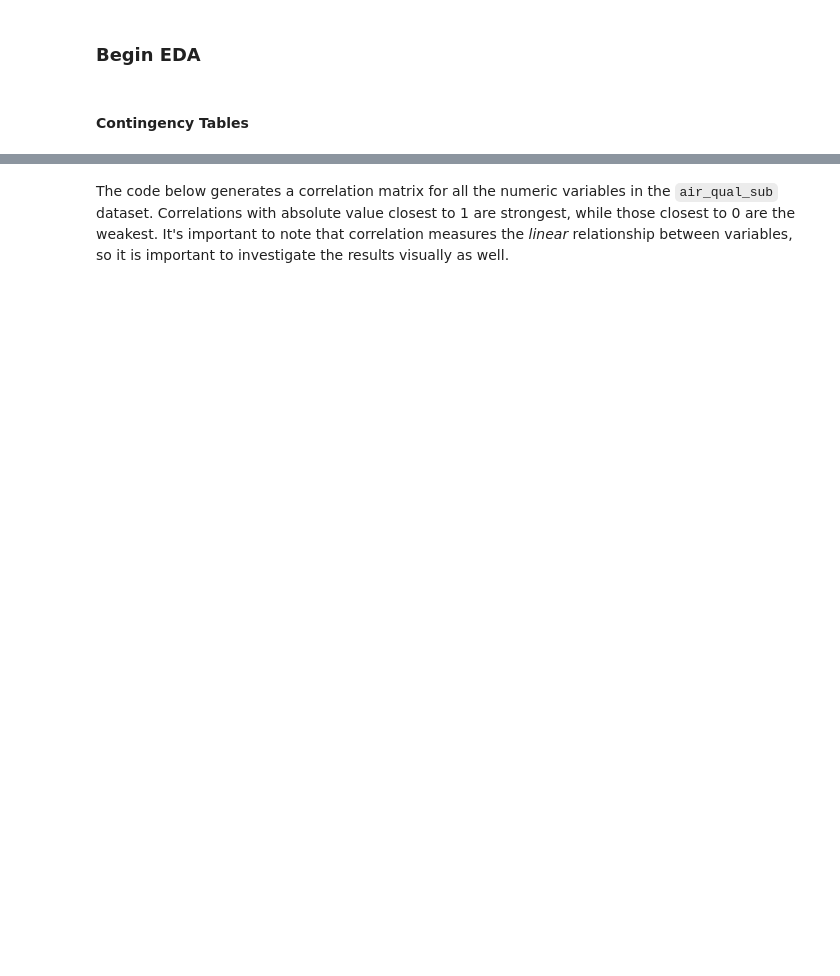
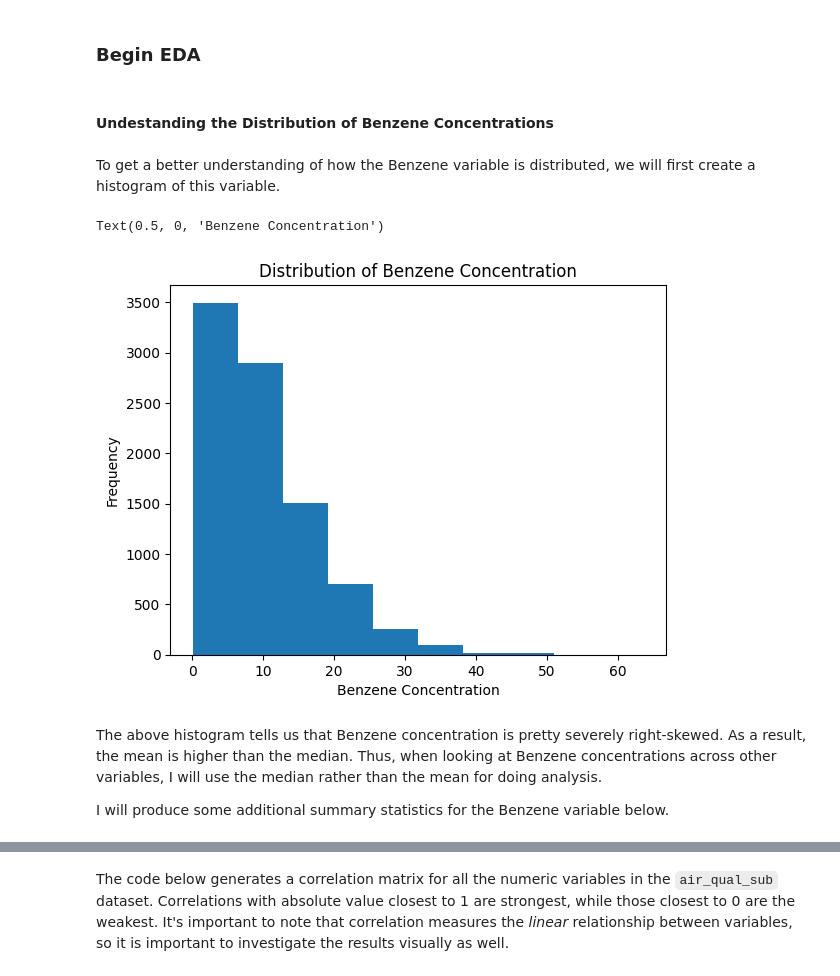
Before and after one commit to plindma/ST-554-Project1, a Jupyter notebook: Task2/ST554Project1Task2_Loring.ipynb, the cells around one changed output, grey strips where cells are left out. Saved outputs shown, nothing was run; the diff lists cells and outputs as text; code cells hidden in the pictures; blank space fills up the shorter version.

```diff
--- a/Task2/ST554Project1Task2_Loring.ipynb
+++ b/Task2/ST554Project1Task2_Loring.ipynb
@@ -175,4 +200,16 @@ air_qual_sub.head()
 # %% [markdown]
 ### **Begin EDA**
-# %% [markdown]
-#### **Contingency Tables**
+# %% [markdown]
+#### **Undestanding the Distribution of Benzene Concentrations**
+# %% [markdown]
+To get a better understanding of how the Benzene variable is distributed, we will first create a histogram of this variable.
+# %%
+air_qual_sub.Benzene.plot.hist(title = "Distribution of Benzene Concentration")
+plt.xlabel("Benzene Concentration")
+# %% [output]
+Text(0.5, 0, 'Benzene Concentration')
+[figure, added]
+# %% [markdown]
+The above histogram tells us that Benzene concentration is pretty severely right-skewed. As a result, the mean is higher than the median. Thus, when looking at Benzene concentrations across other variables, I will use the median rather than the mean for doing analysis.
+
+I will produce some additional summary statistics for the Benzene variable below.
```
Also changed, not shown: parts of 36 cells of this notebook.
